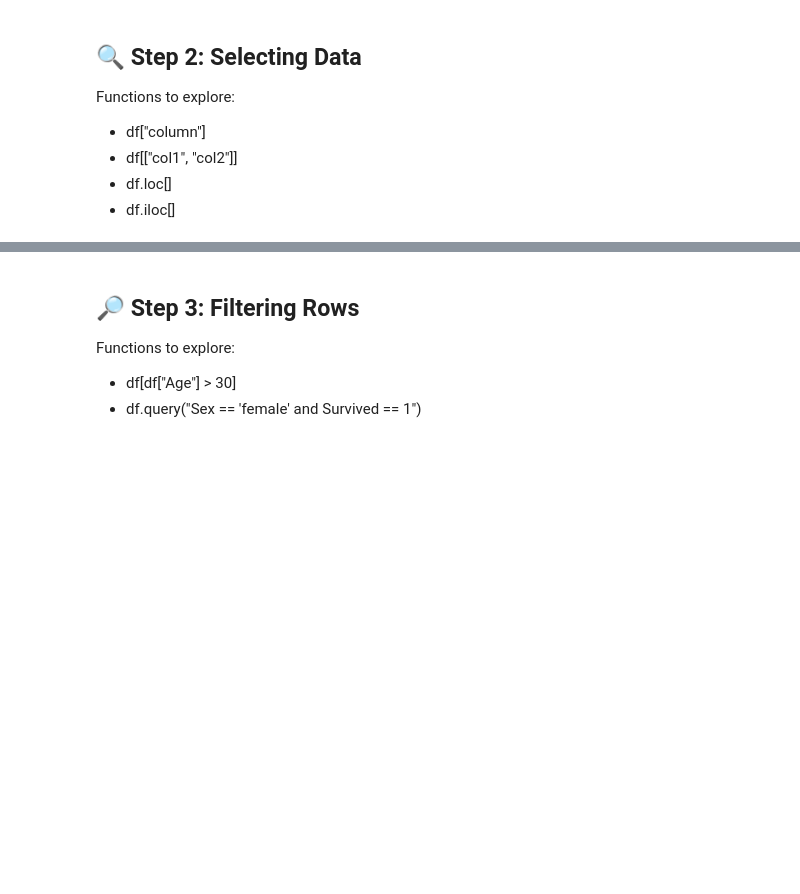
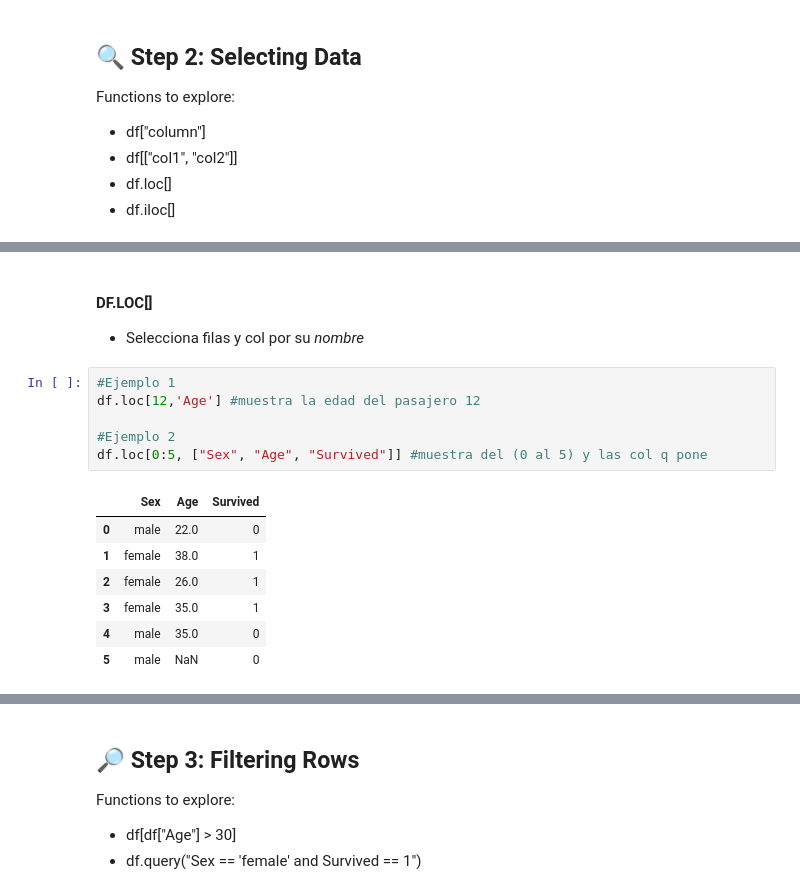
Before and after one commit to Karinabk28/titanic_dataset, a Jupyter notebook: Titanic_Pandas_Practice_Notebook.ipynb, the cells around one changed output, grey strips where cells are left out. Saved outputs shown, nothing was run; the diff lists cells and outputs as text; blank space fills up the shorter version.

```diff
--- a/Titanic_Pandas_Practice_Notebook.ipynb
+++ b/Titanic_Pandas_Practice_Notebook.ipynb
@@ -134,0 +176,17 @@ df[["Sex", "Age", "Survived"]].head()
+# %% [markdown]
+#### DF.LOC[]
+- Selecciona filas y col por su *nombre*
+# %%
+#Ejemplo 1
+df.loc[12,'Age'] #muestra la edad del pasajero 12
+
+#Ejemplo 2
+df.loc[0:5, ["Sex", "Age", "Survived"]] #muestra del (0 al 5) y las col q pone
+# %% [output]
+|  | Sex | Age | Survived |
+| 0 | male | 22.0 | 0 |
+| 1 | female | 38.0 | 1 |
+| 2 | female | 26.0 | 1 |
+| 3 | female | 35.0 | 1 |
+| 4 | male | 35.0 | 0 |
+| 5 | male | NaN | 0 |
```
Also changed, not shown: parts of 18 cells of this notebook.
